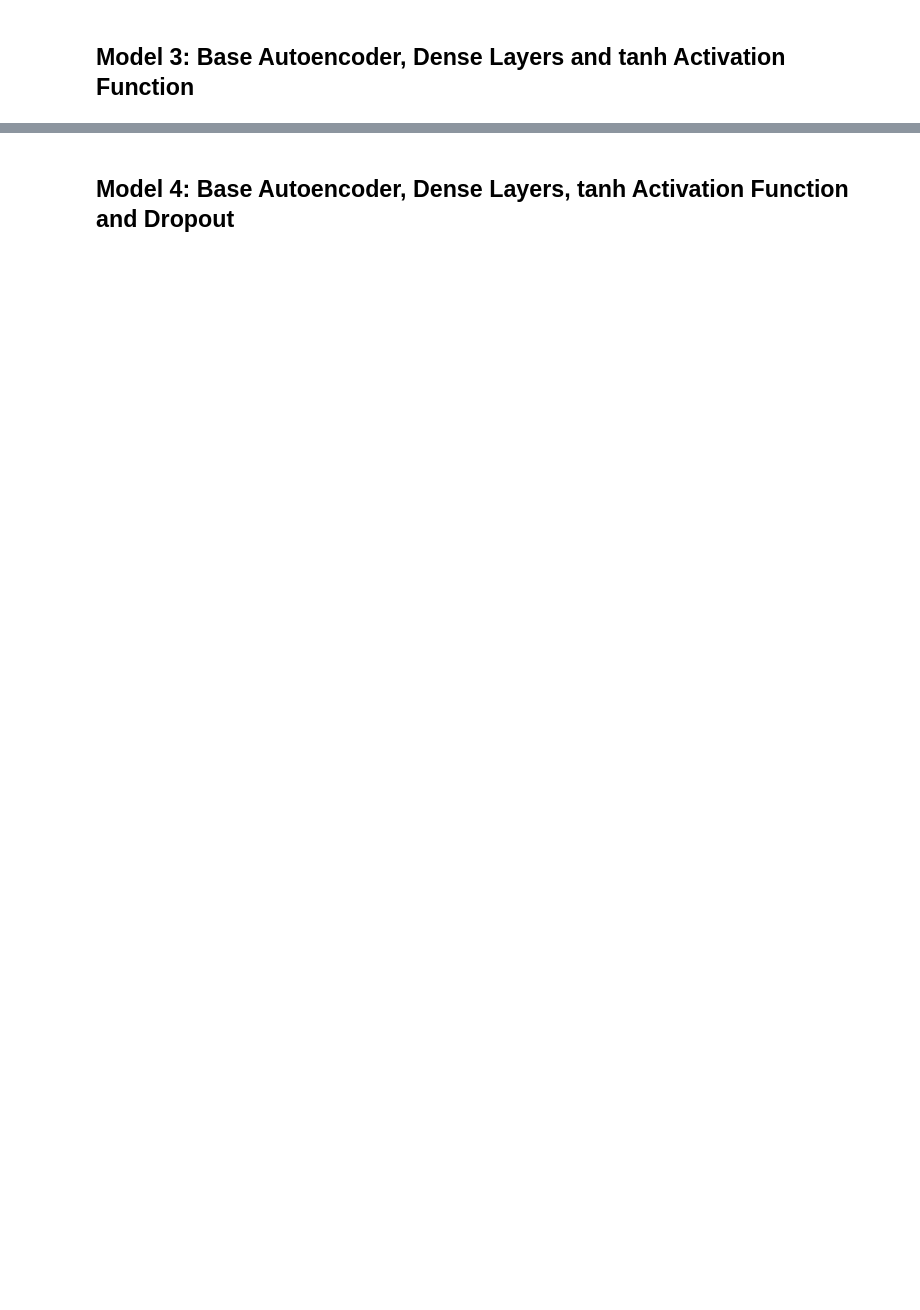
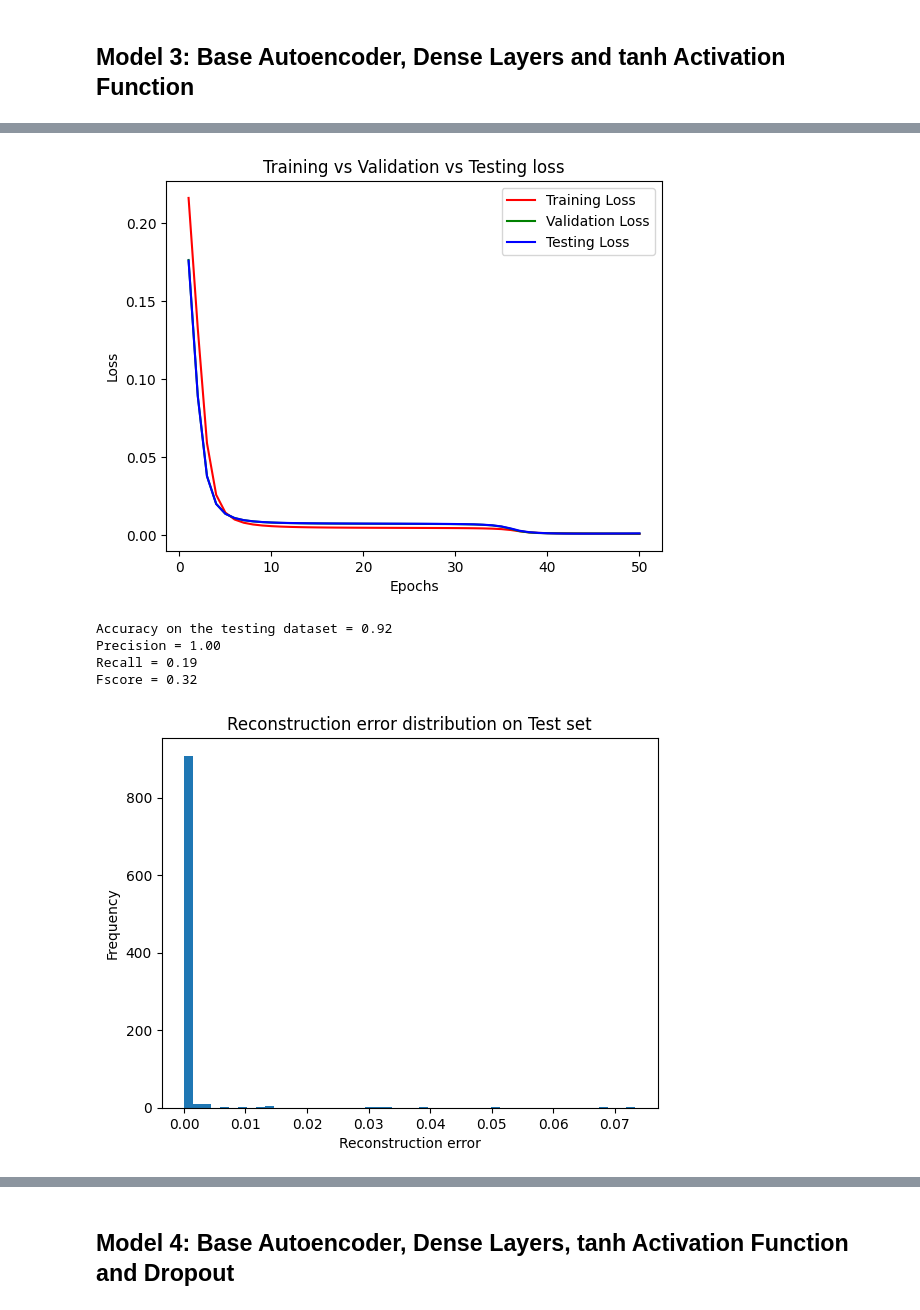
Before and after one commit to UBCSE-ngupta22/CSE676_Assign2, a Jupyter notebook: ngupta22_jatinjay_assignment2_part_2.ipynb, the cells around one changed output, grey strips where cells are left out. Saved outputs shown, nothing was run; the diff lists cells and outputs as text; code cells hidden in the pictures; blank space fills up the shorter version.

```diff
--- a/ngupta22_jatinjay_assignment2_part_2.ipynb
+++ b/ngupta22_jatinjay_assignment2_part_2.ipynb
@@ -112 +120,11 @@ Testing set shape: torch.Size([606, 1])
+# %%
+# Converting DataFrame to PyTorch tensors
+train_values = torch.tensor(train_data['value'].values, dtype=torch.float32)
+train_labels = torch.tensor(train_data['label'].values, dtype=torch.float32)
+
+val_values = torch.tensor(val_data['value'].values, dtype=torch.float32)
+val_labels = torch.tensor(val_data['label'].values, dtype=torch.float32)
+
+test_values = torch.tensor(test_data['value'].values, dtype=torch.float32)
+test_labels = torch.tensor(test_data['label'].values, dtype=torch.float32)
 # %%
@@ -174,22 +412,22 @@ class DenseAutoencoder(nn.Module):
 ## Model 3: Base Autoencoder, Dense Layers and tanh Activation Function
 # %%
 class TanhAutoencoder(nn.Module):
-    def __init__(self, input_dim, encoding_dim):
+    def __init__(self):
         super(TanhAutoencoder, self).__init__()
         self.encoder = nn.Sequential(
-            nn.Linear(input_dim, 256),
+            nn.Linear(1, 256),
             nn.Tanh(),
             nn.Linear(256, 128),
             nn.Tanh(),
-            nn.Linear(128, encoding_dim),
-            nn.Tanh()
+            nn.Linear(128, 64),
+            nn.Tanh(),
         )
         self.decoder = nn.Sequential(
-            nn.Linear(encoding_dim, 128),
+            nn.Linear(64, 128),
             nn.Tanh(),
             nn.Linear(128, 256),
             nn.Tanh(),
-            nn.Linear(256, input_dim),
+            nn.Linear(256, 1),
             nn.Sigmoid()
         )
 
@@ -197,3 +435,11 @@ class TanhAutoencoder(nn.Module):
         x = self.encoder(x)
         x = self.decoder(x)
         return x
+# %%
+model3 = TanhAutoencoder()
+criterion = nn.MSELoss()
+optimizer = optim.Adam(model3.parameters(), lr=0.00001)
+training_loss_plt_arr, validation_loss_plt_arr, testing_loss_plt_arr = modelTraining(model3, criterion, optimizer)
+lossesPlot(training_loss_plt_arr, validation_loss_plt_arr, testing_loss_plt_arr)
+perfEvaluation(model3)
+# %% [output]
@@ -199,0 +459,6 @@ class TanhAutoencoder(nn.Module):
+[figure, added]
+Accuracy on the testing dataset = 0.92
+Precision = 1.00
+Recall = 0.19
+Fscore = 0.32
+[figure, added]
```
Also changed, not shown: parts of 30 cells of this notebook, 5 other files.
